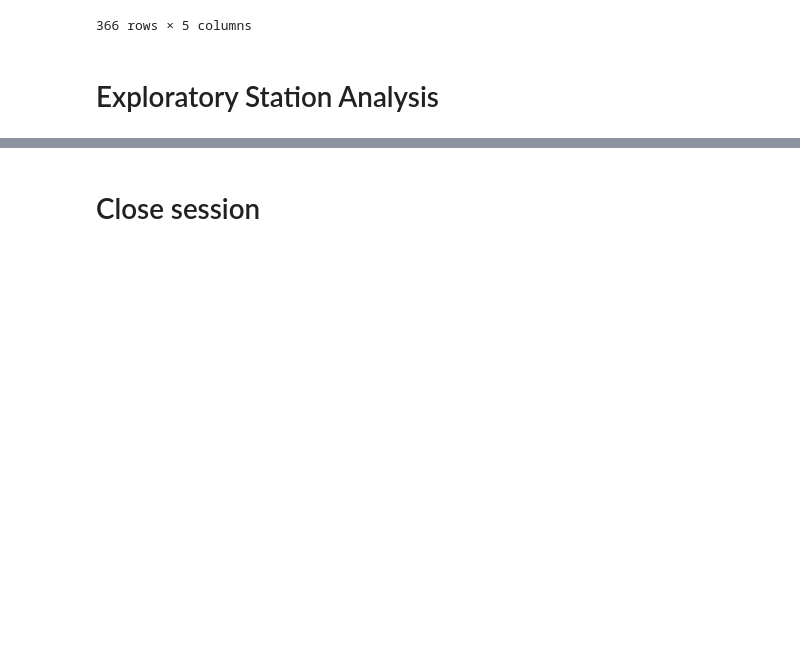
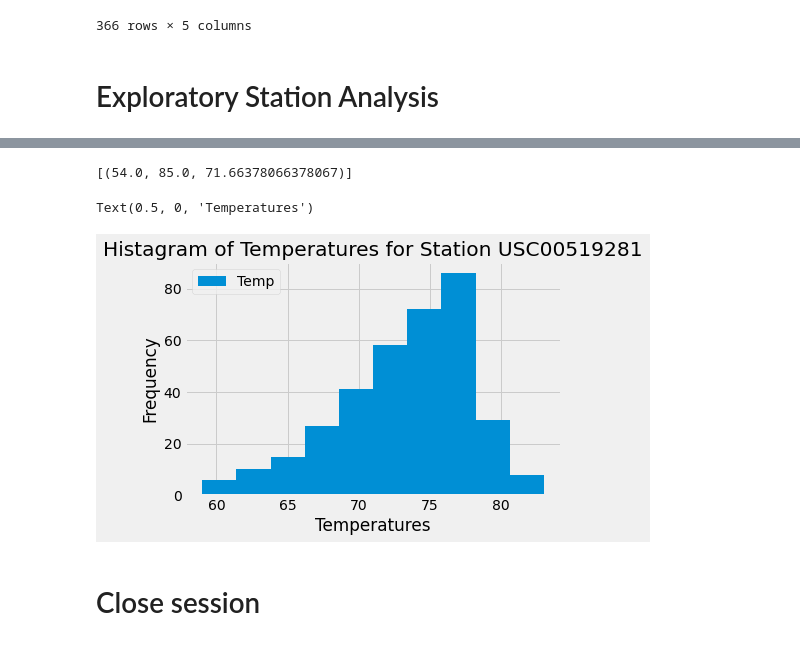
Before and after one commit to jeffreyoverholt/SQLAlchemy-Challenge, a Jupyter notebook: JeffO_climate_starter.ipynb, the cells around one changed output, grey strips where cells are left out. Saved outputs shown, nothing was run; the diff lists cells and outputs as text; code cells hidden in the pictures; blank space fills up the shorter version.

Commit message:
Code through Exploratory Station Analysis

```diff
--- a/JeffO_climate_starter.ipynb
+++ b/JeffO_climate_starter.ipynb
@@ -158,8 +177,30 @@ agg_method_df.groupby(['Date']).agg(agg_func_math).round(2)
 # %%
 # Using the most active station id from the previous query, calculate the lowest, highest, and average temperature.
+# Reference Section 10, Day 3, Module 3
+
+most_active_station = 'USC00519281'
+
+most_active_station_stats = session.query(func.min(Measurement.tobs),
+                                          func.max(Measurement.tobs),
+                                           func.avg(Measurement.tobs)).filter(Measurement.station == most_active_station).all()
+most_active_station_stats
+# %% [output]
+[(54.0, 85.0, 71.66378066378067)]
 # %%
 # Using the most active station id
 # Query the last 12 months of temperature observation data for this station and plot the results as a histogram
+
+most_active_station_hist = session.query(Measurement.date, Measurement.tobs).filter(Measurement.date >= previous_year, Measurement.station == most_active_station).all()
+
+most_active_station_df = pd.DataFrame(most_active_station_hist, columns=['Date', 'Temp'])
+most_active_station_df
+
+most_active_station_df.plot(kind="hist")
+plt.title("Histagram of Temperatures for Station USC00519281")
+plt.xlabel("Temperatures")
+# %% [output]
+Text(0.5, 0, 'Temperatures')
+[figure, added]
 # %% [markdown]
 # Close session
 # %%
```
Also changed, not shown: parts of 2 cells of this notebook.
